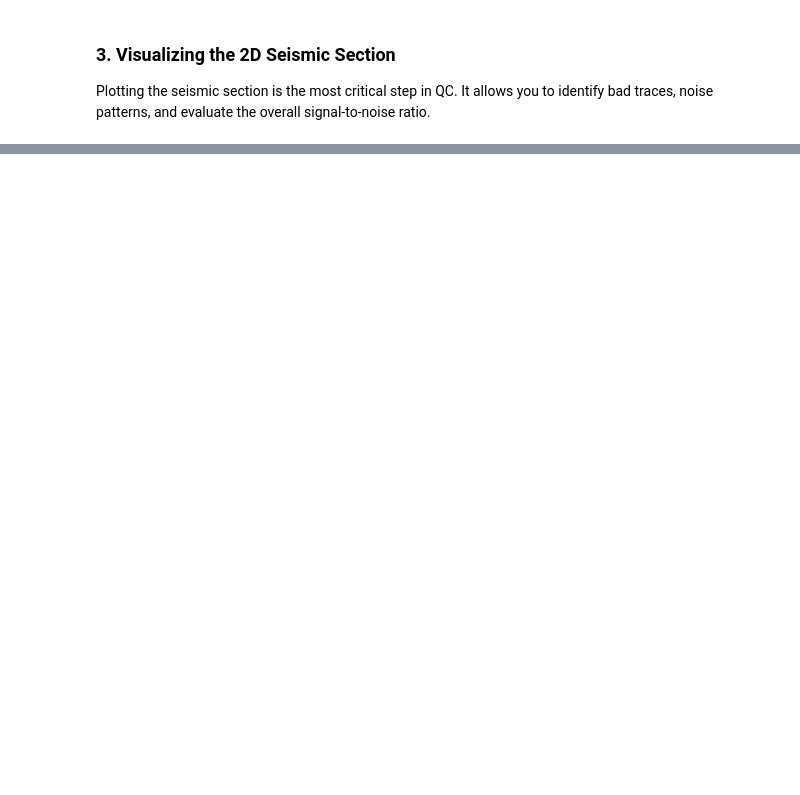
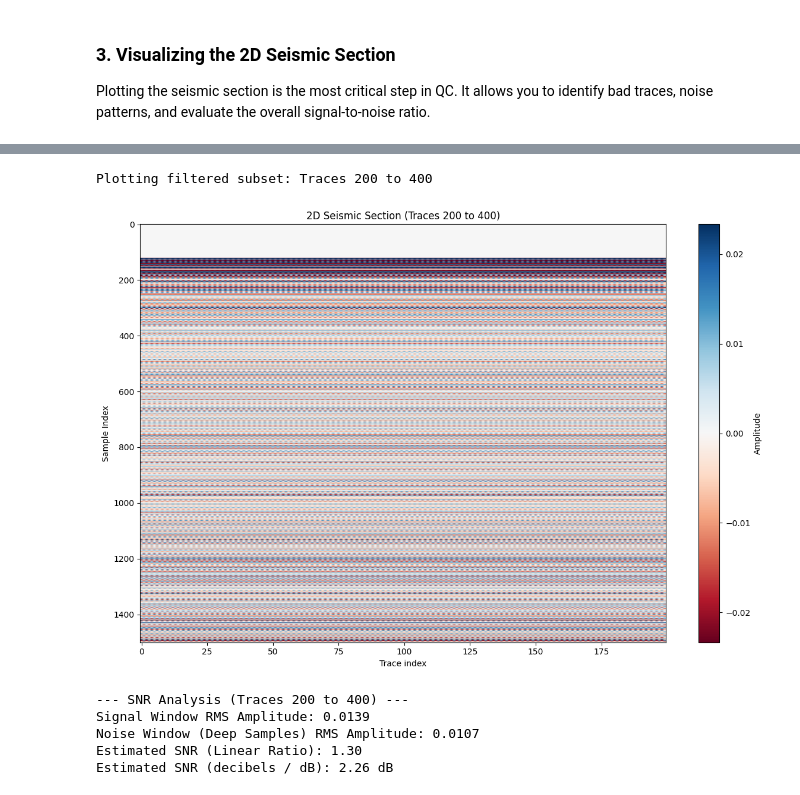
Before and after one commit to JacekDrzycimski/6tunnel, a Jupyter notebook: 2D_segy_QC_1.ipynb, the cells around one changed output, grey strips where cells are left out. Drawn from its saved outputs; the diff is of its cells as text; code cells hidden in the pictures; blank space fills up the shorter version.

```diff
--- a/2D_segy_QC_1.ipynb
+++ b/2D_segy_QC_1.ipynb
@@ -107,0 +181,60 @@ plot_2d_seismic(segy_filepath)
+# %%
+# Define the subset range of traces you want to filter and plot
+start_trace_subset = 200
+end_trace_subset = 400
+
+# Reuse our plotting function to display only this filtered subset
+print(f"Plotting filtered subset: Traces {start_trace_subset} to {end_trace_subset}")
+plot_2d_seismic(active_segy_filepath, start_trace=start_trace_subset, end_trace=end_trace_subset)
+# %% [output]
+Plotting filtered subset: Traces 200 to 400
+[figure, added]
+# %%
+import numpy as np
+import segyio
+
+def calculate_subset_snr(segy_path, start_trace=200, end_trace=400):
+    try:
+        with segyio.open(segy_path, ignore_geometry=True) as segyfile:
+            # Read and convert the specific subset of traces
+            traces = list(segyfile.trace[start_trace:end_trace])
+            seismic_data = np.array(traces).T  # shape: (samples, traces)
+
+            # Calculate Root Mean Square (RMS) of each trace
+            rms_per_trace = np.sqrt(np.mean(seismic_data**2, axis=0))
+
+            # We can estimate noise using the standard deviation of a supposedly quiet window
+            # (e.g., deep samples near the end of the recording where signal attenuates)
+            # For this dataset with 1501 samples, let's take the last 200 samples as the noise-dominated window
+            noise_window = seismic_data[-200:, :]
+            noise_rms = np.sqrt(np.mean(noise_window**2))
+
+            # Signal RMS can be estimated from the active portion (e.g., top/middle reflections)
+            signal_window = seismic_data[100:1000, :]
+            signal_rms = np.sqrt(np.mean(signal_window**2))
+
+            # Calculate SNR
+            if noise_rms > 0:
+                snr_linear = signal_rms / noise_rms
+                snr_db = 20 * np.log10(snr_linear)
+            else:
+                snr_linear = float('nan')
+                snr_db = float('nan')
+
+            print(f"--- SNR Analysis (Traces {start_trace} to {end_trace}) ---")
+            print(f"Signal Window RMS Amplitude: {signal_rms:.4f}")
+            print(f"Noise Window (Deep Samples) RMS Amplitude: {noise_rms:.4f}")
+            print(f"Estimated SNR (Linear Ratio): {snr_linear:.2f}")
+            print(f"Estimated SNR (decibels / dB): {snr_db:.2f} dB")
+
+    except Exception as e:
+        print(f"Error calculating SNR: {e}")
+
+# Calculate the SNR for our active subset
+calculate_subset_snr(active_segy_filepath, start_trace=200, end_trace=400)
+# %% [output]
+--- SNR Analysis (Traces 200 to 400) ---
+Signal Window RMS Amplitude: 0.0139
+Noise Window (Deep Samples) RMS Amplitude: 0.0107
+Estimated SNR (Linear Ratio): 1.30
+Estimated SNR (decibels / dB): 2.26 dB
```
Also changed, not shown: parts of 18 cells of this notebook.
